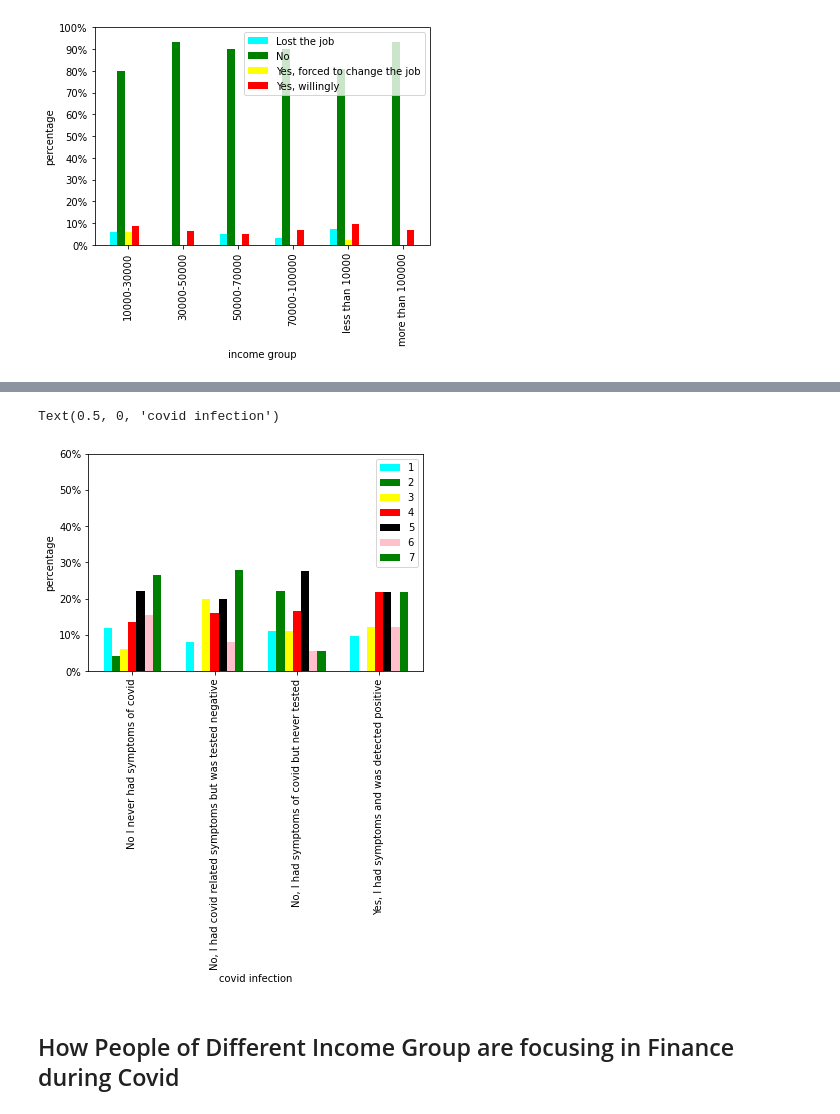
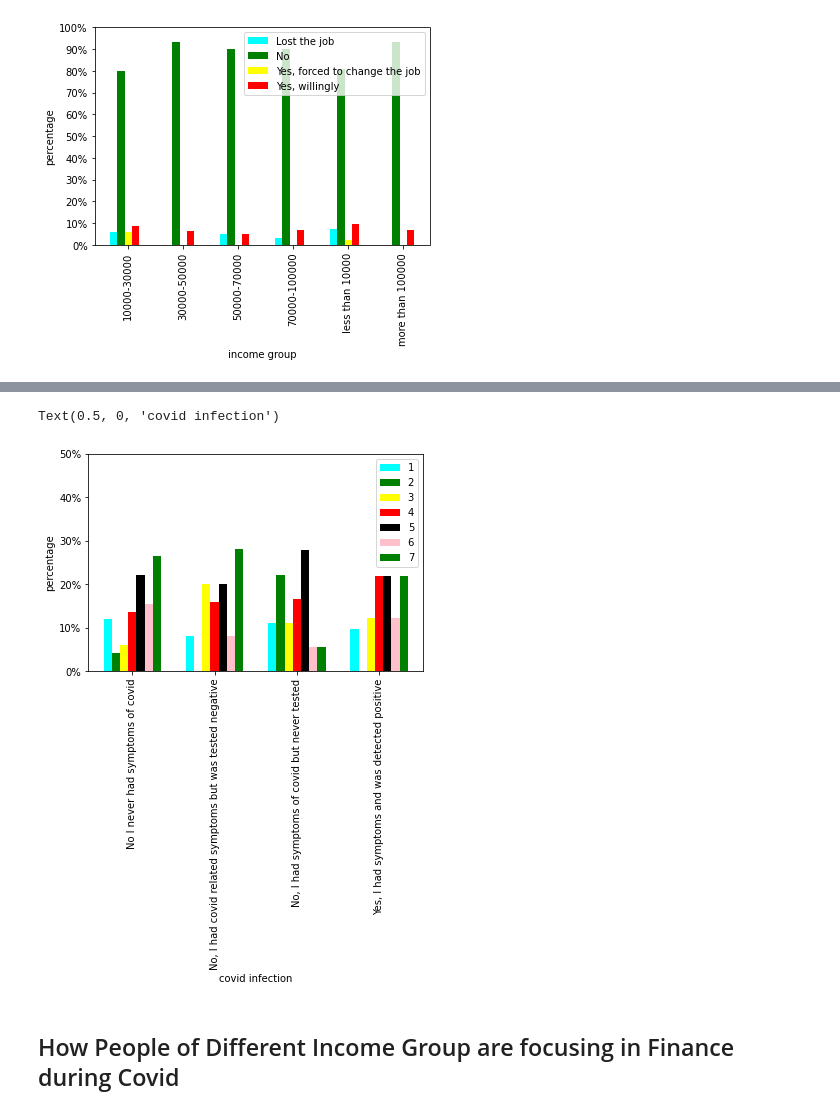
Before and after one commit to Samrat2001/Exploratory-Data-Analysis, a Jupyter notebook: Project_python_Final_cut.ipynb, the cells around one changed output, grey strips where cells are left out. Saved outputs shown, nothing was run; the diff lists cells and outputs as text; code cells hidden in the pictures.

```diff
--- a/Project_python_Final_cut.ipynb
+++ b/Project_python_Final_cut.ipynb
@@ -96,25 +96,25 @@ Text(0.5, 0, 'income group')
 # %%
 df_age = pd.concat([df1["covidaff"],df1["aff_cov_wrklf_str"].str.get_dummies()],axis=1)
 p = df_age.groupby("covidaff").aggregate(sum)
 df123 = pd.DataFrame(pd.value_counts(df1["covidaff"]))
 g = p.div(df123["covidaff"],axis=0)
 fig1 = plt.figure()
 x = [0.55,0.7,0.85,1,1.15,1.3,1.45]
-y = np.array([0,0.1,0.2,0.3,0.4,0.5,0.6])
+y = np.array([0,0.1,0.2,0.3,0.4,0.5])
 width = 0.15
 clrs = ["cyan","green","yellow","red","black","pink","green"]
 da = len(g.index)
 for i in range(len(g.columns)):
     l = np.arange(x[i],x[i]+1.4*(da),1.5)
     plt.bar(l,g[g.columns[i]],width,color =clrs[i])
 plt.xticks(np.arange(1,1+1.5*len(g.index),1.5),list(g.index),rotation = 90)
-plt.yticks(y,["0%","10%","20%","30%","40%","50%","60%"])
+plt.yticks(y,["0%","10%","20%","30%","40%","50%"])
 plt.legend(list(g.columns))
 plt.ylabel("percentage")
 plt.xlabel("covid infection")
 # %% [output]
 Text(0.5, 0, 'covid infection')
-[figure, old version]
+[figure, new version]
 # %% [markdown]
 ## How People of Different Income Group are focusing in Finance during Covid
 # %%
```
Also changed, not shown: parts of 26 cells of this notebook.
